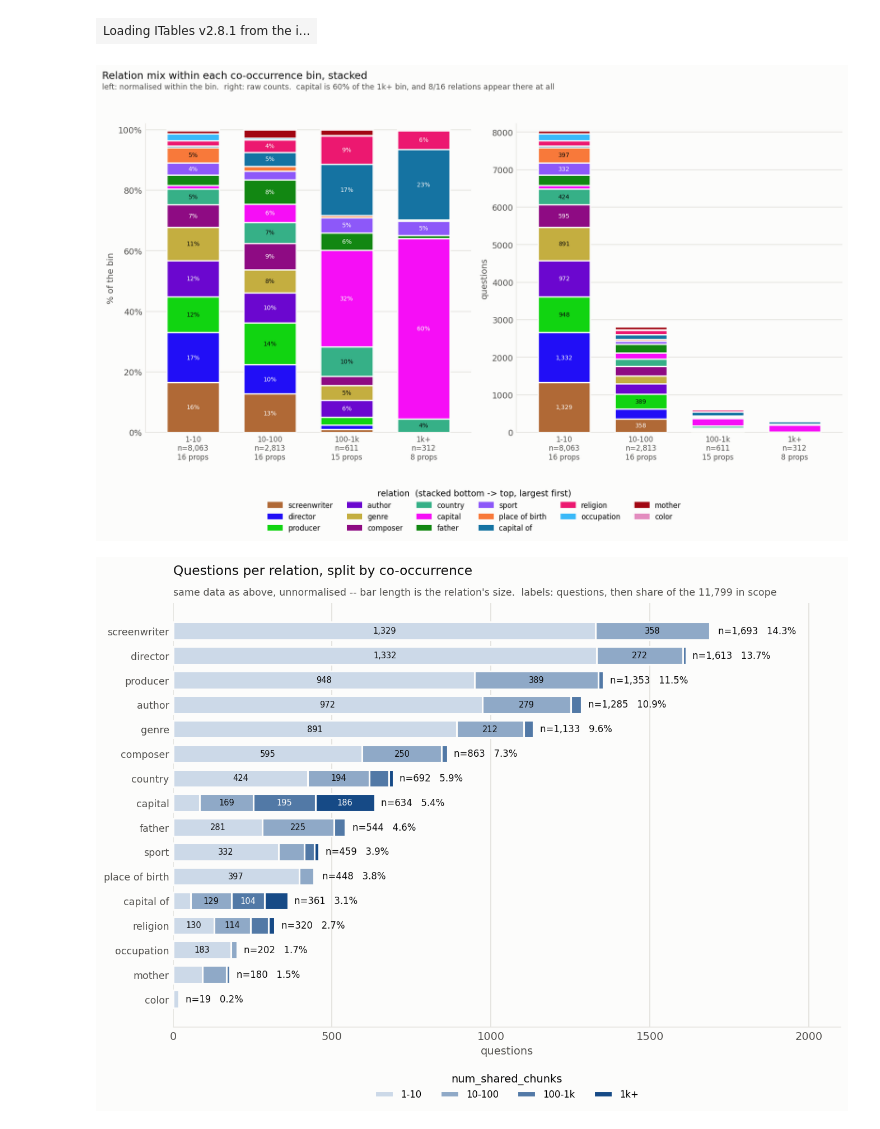
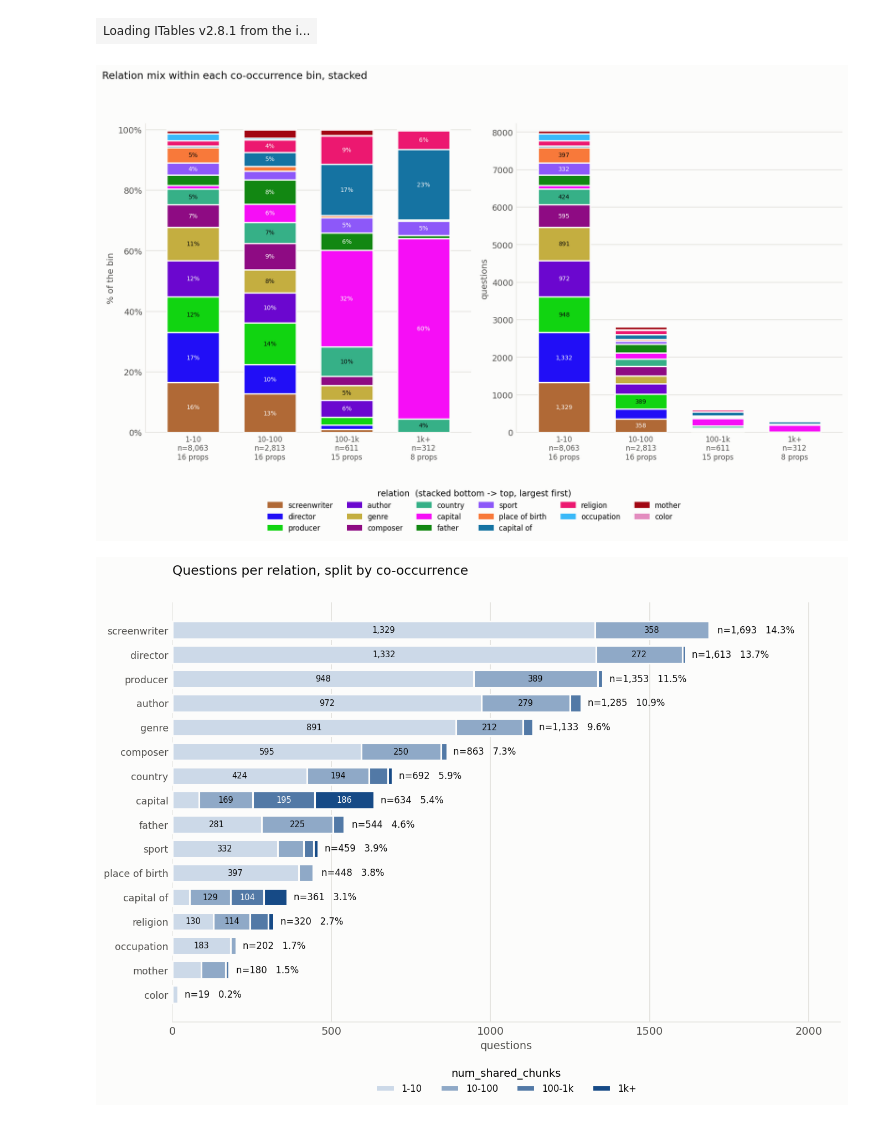
Before and after one commit to OvadiaOmer3/NLPFinalProject, a Jupyter notebook: analysis/compare_results/popqa_composition.ipynb, the cells around one changed output. Cells and saved outputs as stored; diff of their text form; code cells hidden in the pictures.

```diff
--- a/analysis/compare_results/popqa_composition.ipynb
+++ b/analysis/compare_results/popqa_composition.ipynb
@@ -201,15 +201,15 @@ fig5.legend(handles, PROP_ORDER, title="relation  (stacked bottom -> top, larges
             bbox_to_anchor=(0.5, -0.10))
 fig5.suptitle("Relation mix within each co-occurrence bin, stacked",
               fontsize=12, color=INK, x=0.006, ha="left", y=0.998)
-fig5.text(0.006, 0.955,
-          f"left: normalised within the bin.  right: raw counts.  "
-          f"capital is {ct_pct.loc['capital', '1k+']:.0f}% of the 1k+ bin, "
-          f"and {int(by_bin_variety.loc['1k+', 'distinct_props'])}/16 relations appear there at all",
-          fontsize=9, color=INK_MUTED, ha="left")
+# fig5.text(0.006, 0.955,
+#           f"left: normalised within the bin.  right: raw counts.  "
+#           f"capital is {ct_pct.loc['capital', '1k+']:.0f}% of the 1k+ bin, "
+#           f"and {int(by_bin_variety.loc['1k+', 'distinct_props'])}/16 relations appear there at all", # type: ignore
+#           fontsize=9, color=INK_MUTED, ha="left")
 fig5.tight_layout(rect=(0, 0.06, 1, 0.94))
 plt.show()
 # %% [output]
-[figure, old version]
+[figure, new version]
 # %%
 
 # --- PLOT E: plot D again, in absolute question counts ----------------------
@@ -241,35 +241,35 @@ for si, (colr, b) in enumerate(zip(colors, ACTIVE_CHUNK_LABELS)):
                     fontsize=7.5, color=on_ramp_ink(si, len(colors)), zorder=5)
     left += w
 
 # Row total, plus that relation's share of the questions in scope.  The
 # denominator is the filtered total (the same rows the bars are built from), so
 # these sum to 100% and agree with plot A rather than silently using raw PopQA.
 grand = int(totals.sum())
 for yi, t in enumerate(totals):
     ax.annotate(f"n={int(t):,}   {100 * t / grand:.1f}%", xy=(t, yi), xytext=(6, 0),
                 textcoords="offset points", va="center", ha="left",
                 fontsize=8.5, color=INK)
 
 ax.set_yticks(y); ax.set_yticklabels(cnt.index, fontsize=9)
 ax.invert_yaxis()
 ax.set_xlim(0, xmax)
 ax.xaxis.set_major_locator(plt.MaxNLocator(7, steps=[1, 2, 5, 10], integer=True))
 ax.set_xlabel("questions", fontsize=10, color=INK_MUTED)
 ax.set_title("Questions per relation, split by co-occurrence",
              fontsize=12, color=INK, loc="left", pad=26)
-ax.text(0, 1.012,
-        f"same data as above, unnormalised -- bar length is the relation's size.  "
-        f"labels: questions, then share of the {grand:,} in scope",
-        transform=ax.transAxes, fontsize=9, color=INK_MUTED, va="bottom")
+# ax.text(0, 1.012,
+#         f"same data as above, unnormalised -- bar length is the relation's size.  "
+#         f"labels: questions, then share of the {grand:,} in scope",
+#         transform=ax.transAxes, fontsize=9, color=INK_MUTED, va="bottom")
 ax.legend(title="num_shared_chunks", frameon=False,
           ncols=len(ACTIVE_CHUNK_LABELS), fontsize=8.5,
           loc="lower center", bbox_to_anchor=(0.5, -0.19))
 ax.grid(axis="x", color=GRID, linewidth=1); ax.set_axisbelow(True)
 for side in ("top", "right", "left"):
     ax.spines[side].set_visible(False)
 ax.spines["bottom"].set_color(GRID)
 ax.tick_params(colors=INK_MUTED, length=0)
 fig4.tight_layout()
 plt.show()
 # %% [output]
-[figure, old version]
+[figure, new version]
```
Also changed, not shown: 3 other files.
